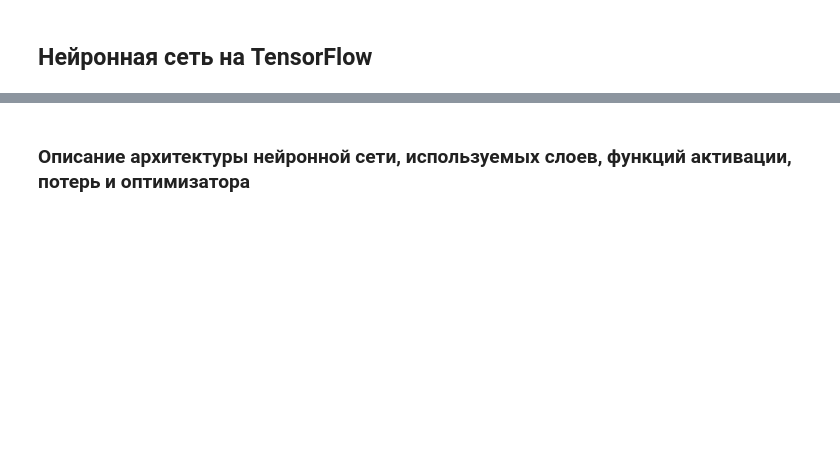
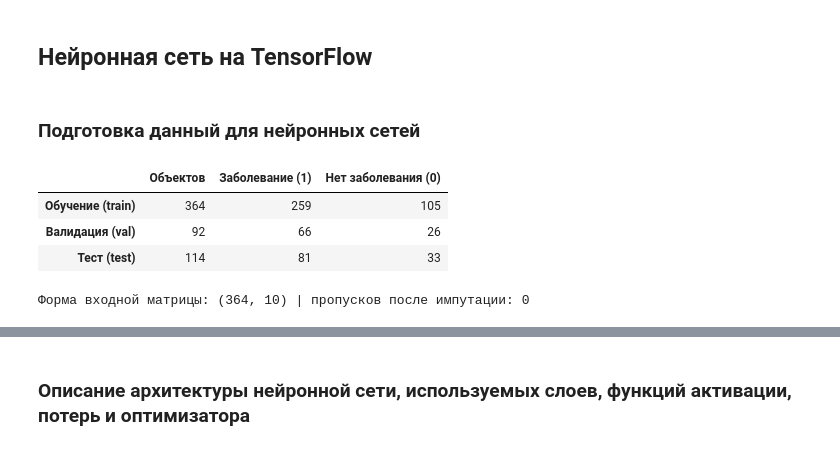
Before and after one commit to violllin/lab2_classification, a Jupyter notebook: lab2.ipynb, the cells around one changed output, grey strips where cells are left out. Drawn from its saved outputs; the diff is of its cells as text; code cells hidden in the pictures; blank space fills up the shorter version.

```diff
--- a/lab2.ipynb
+++ b/lab2.ipynb
@@ -1243,2 +1413,51 @@ plt.show()
 # %% [markdown]
 ## Нейронная сеть на TensorFlow
+# %% [markdown]
+### Подготовка данный для нейронных сетей
+# %%
+keras.utils.set_random_seed(SEED)
+
+SEEDS = [SEED, SEED + 1, SEED + 2]
+
+X_tr, X_val, y_tr, y_val = train_test_split(
+    X_train, y_train, test_size=0.20, random_state=SEED, stratify=y_train
+)
+
+prep = Pipeline([('imputer', SimpleImputer(strategy='median')), ('scaler', StandardScaler())])
+Xtr = prep.fit_transform(X_tr).astype('float32')
+Xva = prep.transform(X_val).astype('float32')
+Xte = prep.transform(X_test).astype('float32')
+ytr = y_tr.to_numpy().astype('float32')
+yva = y_val.to_numpy().astype('float32')
+yte = y_test.to_numpy().astype('float32')
+ytr_i, yva_i = ytr.astype(int), yva.astype(int)
+
+nn_split = pd.DataFrame({
+    'Объектов': [len(ytr), len(yva), len(yte)],
+    'Заболевание (1)': [int(ytr.sum()), int(yva.sum()), int(yte.sum())],
+    'Нет заболевания (0)': [int((ytr == 0).sum()), int((yva == 0).sum()), int((yte == 0).sum())]
+}, index=['Обучение (train)', 'Валидация (val)', 'Тест (test)']).round(2)
+display(nn_split)
+print('Форма входной матрицы:', Xtr.shape, '| пропусков после импутации:', int(np.isnan(Xtr).sum()))
+
+
+def metrics_from_proba(y_true, proba, thr=0.5):
+    y_true = np.asarray(y_true).astype(int)
+    proba = np.asarray(proba).ravel()
+    pred = (proba >= thr).astype(int)
+    tn, fp, fn, tp = confusion_matrix(y_true, pred, labels=[0, 1]).ravel()
+    return {
+        'Accuracy': accuracy_score(y_true, pred),
+        'Precision': precision_score(y_true, pred, zero_division=0),
+        'Recall': recall_score(y_true, pred, zero_division=0),
+        'F1': f1_score(y_true, pred, zero_division=0),
+        'AUC': roc_auc_score(y_true, proba),
+        'Specificity': tn / (tn + fp) if (tn + fp) else 0.0,
+        'Balanced Accuracy': balanced_accuracy_score(y_true, pred),
+    }
+# %% [output]
+|  | Объектов | Заболевание (1) | Нет заболевания (0) |
+| Обучение (train) | 364 | 259 | 105 |
+| Валидация (val) | 92 | 66 | 26 |
+| Тест (test) | 114 | 81 | 33 |
+Форма входной матрицы: (364, 10) | пропусков после импутации: 0
```
Also changed, not shown: parts of 26 cells of this notebook.
